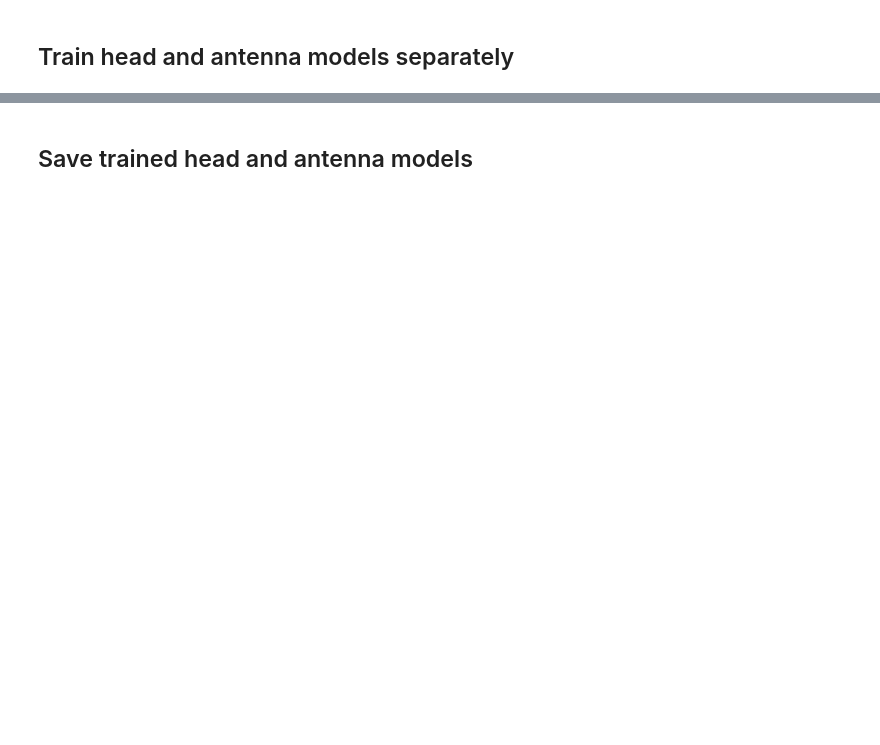
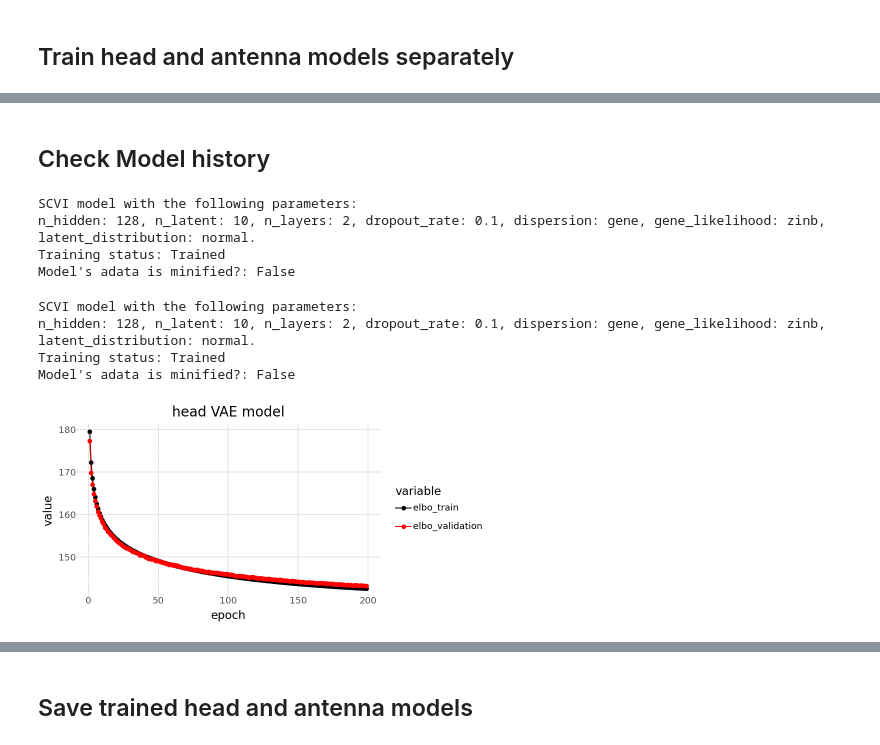
Before and after one commit to McCallLabBU/drpr_snRNAseq, a Jupyter notebook: scripts/train_annotation_models.ipynb, the cells around one changed output, grey strips where cells are left out. Drawn from its saved outputs; the diff is of its cells as text; code cells hidden in the pictures; blank space fills up the shorter version.

```diff
--- a/scripts/train_annotation_models.ipynb
+++ b/scripts/train_annotation_models.ipynb
@@ -129,5 +150,5 @@ antenna_vae = sca.models.SCVI(
     use_batch_norm="none"
 )
 # %%
-head_vae.train(max_epochs=200)
-antenna_vae.train(max_epochs=200)
+head_vae.train(max_epochs=200, check_val_every_n_epoch = 1)
+antenna_vae.train(max_epochs=200, check_val_every_n_epoch = 1)
@@ -153,0 +205,41 @@ sc.tl.umap(reference_latent_antenna)
+# %% [markdown]
+## Check Model history
+# %%
+head_vae
+# %% [output]
+SCVI model with the following parameters:
+n_hidden: 128, n_latent: 10, n_layers: 2, dropout_rate: 0.1, dispersion: gene, gene_likelihood: zinb,
+latent_distribution: normal.
+Training status: Trained
+Model's adata is minified?: False
+# %%
+antenna_vae
+# %% [output]
+SCVI model with the following parameters:
+n_hidden: 128, n_latent: 10, n_layers: 2, dropout_rate: 0.1, dispersion: gene, gene_likelihood: zinb,
+latent_distribution: normal.
+Training status: Trained
+Model's adata is minified?: False
+# %%
+history_df = (
+    head_vae.history['elbo_train'].astype(float)
+    .join(head_vae.history['elbo_validation'].astype(float))
+    .reset_index()
+    .melt(id_vars = ['epoch'])
+)
+
+p.options.figure_size = 6, 3
+
+p_ = (
+    p.ggplot(p.aes(x = 'epoch', y = 'value', color = 'variable'), history_df.query('epoch > 0'))
+    + p.geom_line()
+    + p.geom_point()
+    + p.scale_color_manual({'elbo_train': 'black', 'elbo_validation': 'red'})
+    + p.ggtitle("head VAE model")
+    + p.theme_minimal()
+)
+
+
+print(p_)
+# %% [output]
+[figure, added]
```
Also changed, not shown: parts of 10 cells of this notebook, 2 other files.
